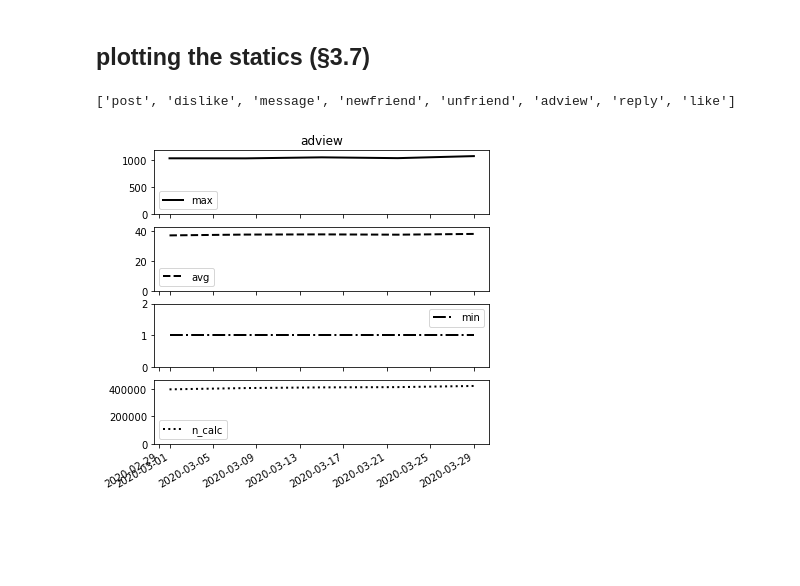
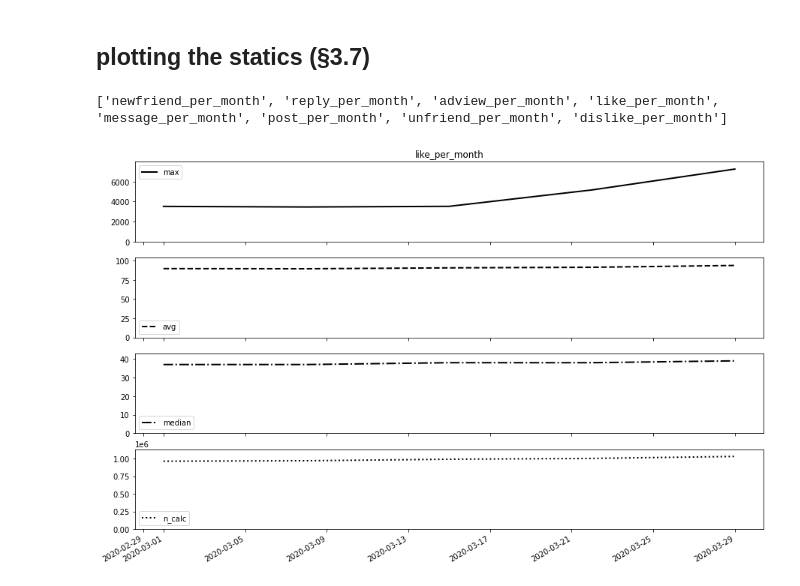
Before and after one commit to ypix/fight-churn-nb, a Jupyter notebook: listings/chap3/jup_chap03.ipynb, the cells around one changed output. Drawn from its saved outputs; the diff is of its cells as text; code cells hidden in the pictures; blank space fills up the shorter version.

```diff
--- a/listings/chap3/jup_chap03.ipynb
+++ b/listings/chap3/jup_chap03.ipynb
@@ -298,12 +335,12 @@ q_metric_stats_over_time_sub=session.query(Metric.metric_name_id, MetricName.met
                 func.min(Metric.metric_value).label("min"),\
                 func.max(Metric.metric_value).label("max"))\
     .join(MetricName, Metric.metric_name_id==MetricName.metric_name_id)\
-    .group_by(Metric.metric_name_id, Metric.metric_time)\
-    .order_by(Metric.metric_name_id, Metric.metric_time)
+    .group_by(Metric.metric_name_id, MetricName.metric_name, Metric.metric_time)\
+    .order_by(Metric.metric_name_id, MetricName.metric_name, Metric.metric_time)
 subq=q_metric_stats_over_time_sub.subquery()
 q_metric_stats_over_time=session.query(subq.c.metric_name_id,
-                subq.c.metric_name, subq.c.metric_time.label("calc_date"),
+                subq.c.metric_name, subq.c.metric_time.label("metric_time"),
                 subq.c.n_calc, subq.c.avg, subq.c.min, subq.c.max)
 
 metric_stats_over_time=pd.read_sql(q_metric_stats_over_time.statement, engine)
-print(metric_stats_over_time)
+#print(metric_stats_over_time)
@@ -330,31 +349,44 @@ print(metric_stats_over_time)
 # %%
 import pandas as pd
 import matplotlib.pyplot as plt
 from math import ceil
 
 def metric_qa_plot(qa_data_df, metric_name,**kwargs):
-    #metric_data_path = qa_data_path + '_' + metric_name + '.csv'
-    #qa_data_df=pd.read_csv(metric_data_path)
-    plt.figure(figsize=(6, 6))
+    plt.figure(  figsize=[15,10])
     qa_subplot(qa_data_df,'max',1,None)
     plt.title(metric_name)
     qa_subplot(qa_data_df,'avg',2,'--')
-    qa_subplot(qa_data_df,'min',3,'-.')
+    qa_subplot(qa_data_df,'median',3,'-.')
     qa_subplot(qa_data_df,'n_calc',4,':')
     plt.gca().figure.autofmt_xdate()
     return plt
 
 def qa_subplot(qa_data_df, field, number, linestyle):
     plt.subplot(4, 1, number)
-    plt.plot('calc_date', field, data=qa_data_df, marker='', linestyle=linestyle, color='black', linewidth=2, label=field)
+    plt.plot('metric_time', field, data=qa_data_df, marker='', linestyle=linestyle, color='black', linewidth=2, label=field)
     plt.ylim(0, ceil(1.1 * qa_data_df[field].dropna().max()))
     plt.legend()
 
+title="like_per_month"
+#title="adview_per_month"
+q_data=session.query(Metric, MetricName.metric_name).join(MetricName, MetricName.metric_name_id == Metric.metric_name_id)
+data_metric=pd.read_sql(q_data.statement, engine)
+
+# looking to the medians
+data_medians_pre=data_metric[["metric_time", "metric_value", "metric_name"]].set_index(["metric_time","metric_name"])
+data_medians=data_medians_pre.groupby(["metric_time", "metric_name"]).median()
+data_medians=data_medians.rename(columns={"metric_value":"median"})
+#only_medians=data_medians[np.in1d(data_medians.index.get_level_values(1), title)]
+#print(data_medians)
+
 metricslist=list(metric_stats_over_time["metric_name"].value_counts().index)
 print(metricslist)
-title="adview"
-metric_qa_plot(metric_stats_over_time.loc[metric_stats_over_time["metric_name"]==title], title)
+data_old=metric_stats_over_time.loc[metric_stats_over_time["metric_name"]==title]
+data_old=pd.merge(data_old, data_medians, on=["metric_time", "metric_name"])
+#print(data_old)
+metric_qa_plot(data_old, title)
+
 pass
 # %% [output]
-['post', 'dislike', 'message', 'newfriend', 'unfriend', 'adview', 'reply', 'like']
+['newfriend_per_month', 'reply_per_month', 'adview_per_month', 'like_per_month', 'message_per_month', 'post_per_month', 'unfriend_per_month', 'dislike_per_month']
-[figure, old version]
+[figure, new version]
```
Also changed, not shown: parts of 31 cells of this notebook, 1 other file.
